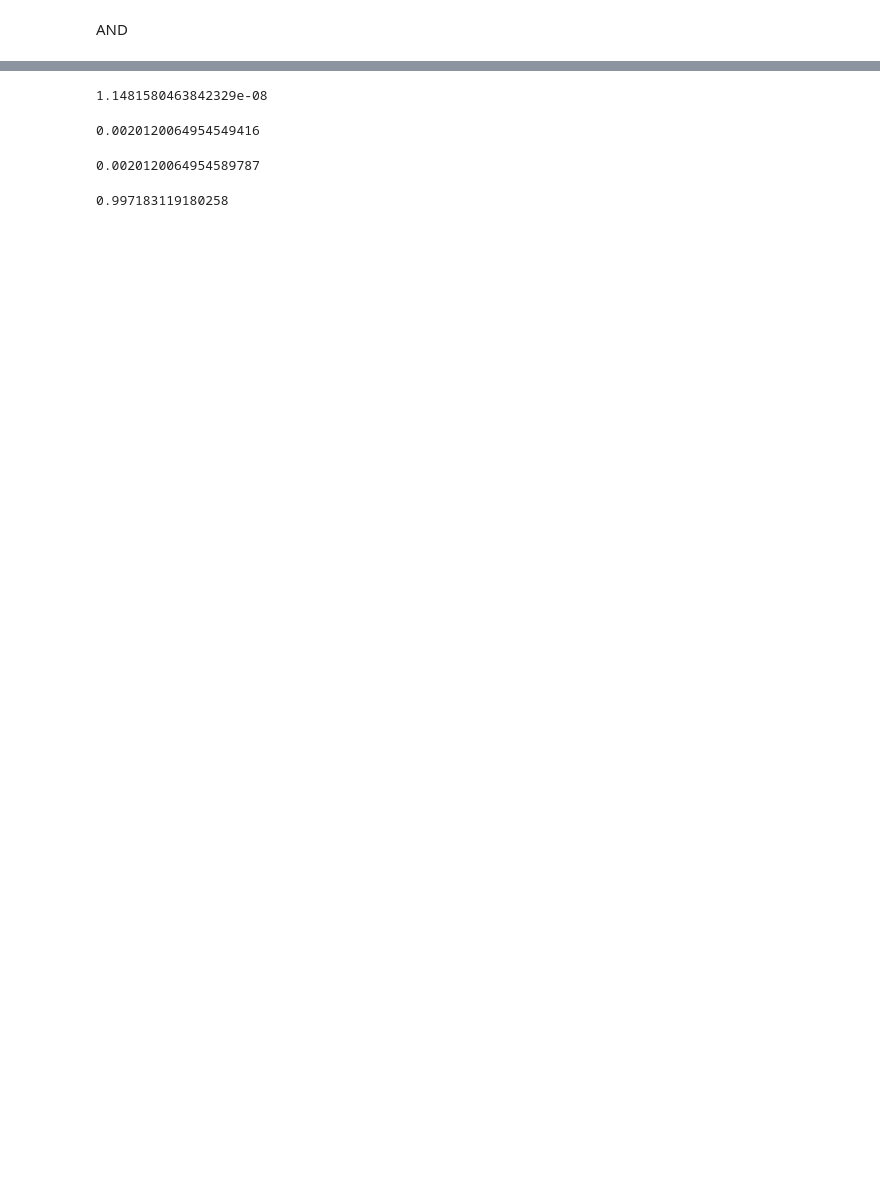
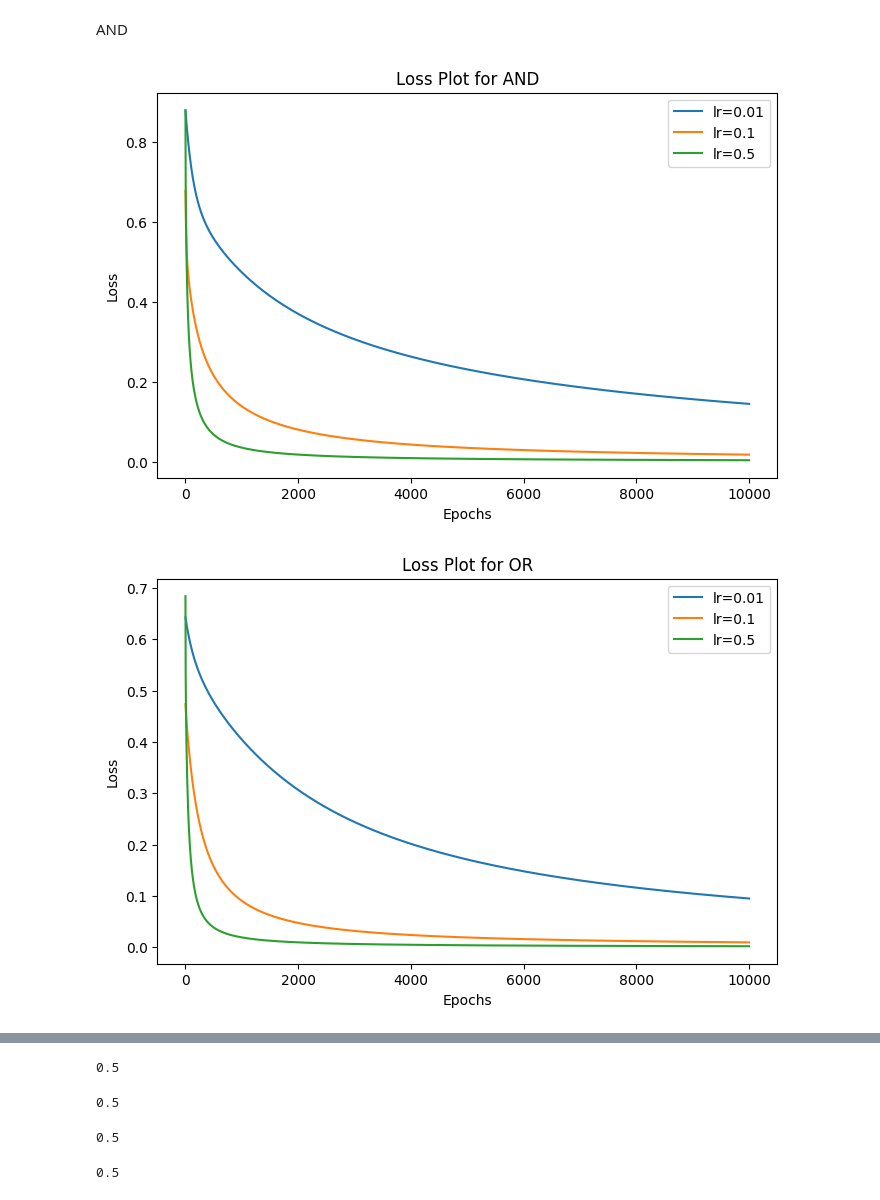
Before and after one commit to VOHUUANHTUAN/KU-ML-HW01-Logistic-Regression, a Jupyter notebook: logistic_regression.ipynb, the cells around one changed output, grey strips where cells are left out. Cells and saved outputs as stored; diff of their text form; code cells hidden in the pictures; blank space fills up the shorter version.

```diff
--- a/logistic_regression.ipynb
+++ b/logistic_regression.ipynb
@@ -6,6 +11,10 @@ from math import exp, log
 # %%
-X = [(0, 0), (0, 1), (1, 0), (1, 1)]
-Y = [0, 0, 0, 1]  # AND gate
+X = np.array([[0,0], [0,1], [1,0], [1,1]])
+Y_dict = {
+    "AND": np.array([0,0,0,1]),
+    "OR":  np.array([0,1,1,1]),
+    "XOR": np.array([0,1,1,0])
+}
 # %%
 class logistic_regression_model():
     def __init__(self):
@@ -25,5 +32,5 @@ model = logistic_regression_model()
 # %%
-def train(X,Y,model, lr = 0.1):
+def train(X,Y,model,lr):
     dw0 = 0.0
     dw1 = 0.0
     db = 0.0
@@ -42,9 +49,33 @@ def train(X,Y,model, lr = 0.1):
     model.weights[0] -= lr * dw0 / m
     model.weights[1] -= lr * dw1 / m
     model.bias -= lr * db / m
-    return cost, model.bias, model.weights
+    return cost
 # %%
-for epoch in range(100000):
-    c = train(X,Y,model, lr = 0.1)
-    if epoch % 100 == 0:
-        print(f'Epoch {epoch}, Loss: {c}')
+learning_rates = [0.01, 0.1, 0.5]
+num_epochs = 10000
+
+loss_history = {lr: [] for lr in learning_rates}
+
+for lr in learning_rates:
+    model = logistic_regression_model()
+    for epoch in range(num_epochs):
+        cost = train(X, Y_dict["XOR"], model, lr)
+        loss_history[lr].append(cost)
+# %%
+for op in ["AND", "OR", "XOR"]:
+    plt.figure(figsize=(8,5))
+    for lr in learning_rates:
+        model = logistic_regression_model()
+        loss_history = []
+        for epoch in range(num_epochs):
+            cost = train(X, Y_dict[op], model, lr)
+            loss_history.append(cost)
+        plt.plot(loss_history, label=f'lr={lr}')
+    plt.title(f'Loss Plot for {op}')
+    plt.xlabel('Epochs')
+    plt.ylabel('Loss')
+    plt.legend()
+    plt.show()
+# %% [output]
+[figure, added]
+[figure, added]
@@ -51,16 +83,16 @@ for epoch in range(100000):
 # %%
-model.predict((0,0))  # Expect ~0
+model.predict((0,0))
 # %% [output]
-1.1481580463842329e-08
+0.5
 # %%
- model.predict((0,1)) # Expect ~0
+model.predict((0,1))
 # %% [output]
-0.0020120064954549416
+0.5
 # %%
- model.predict((1,0)) # Expect ~0
+model.predict((1,0))
 # %% [output]
-0.0020120064954589787
+0.5
 # %%
-model.predict((1,1))  # Expect ~1
+model.predict((1,1))
 # %% [output]
-0.997183119180258
+0.5
```
Also changed, not shown: parts of 4 cells of this notebook.
